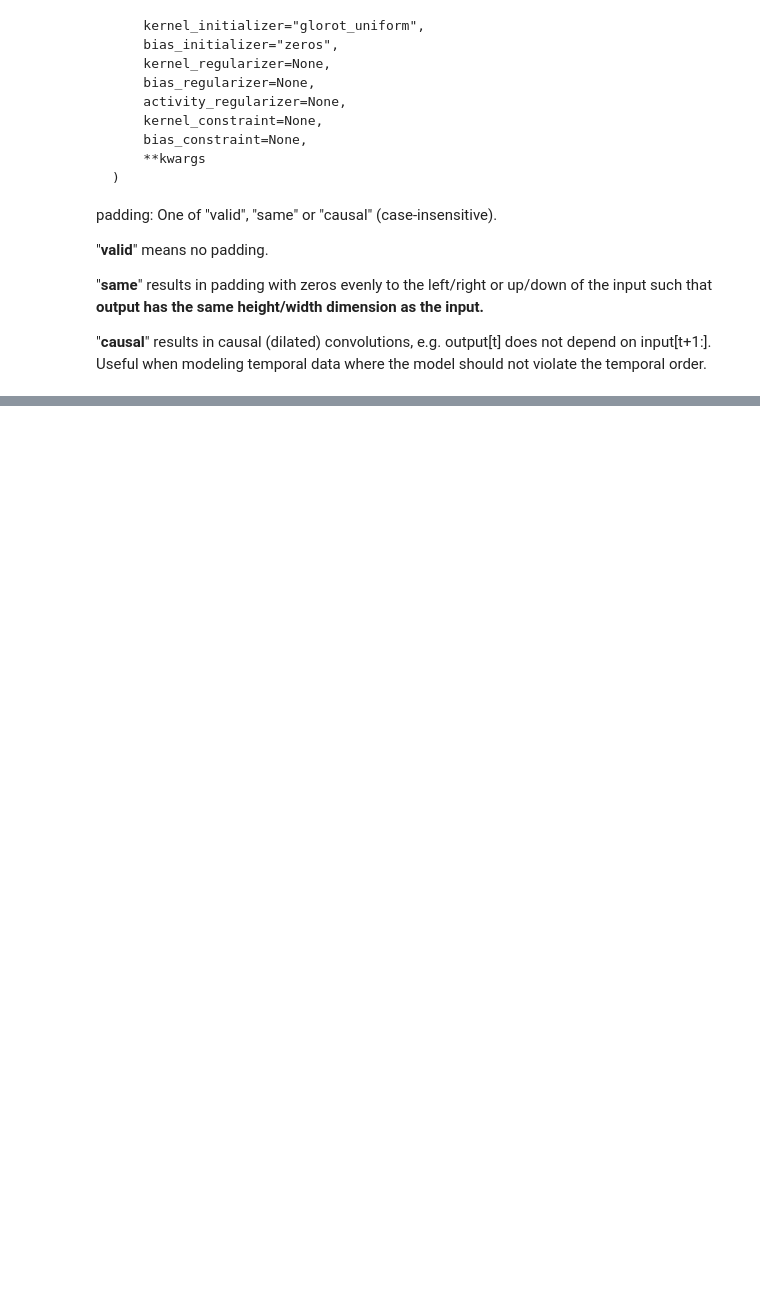
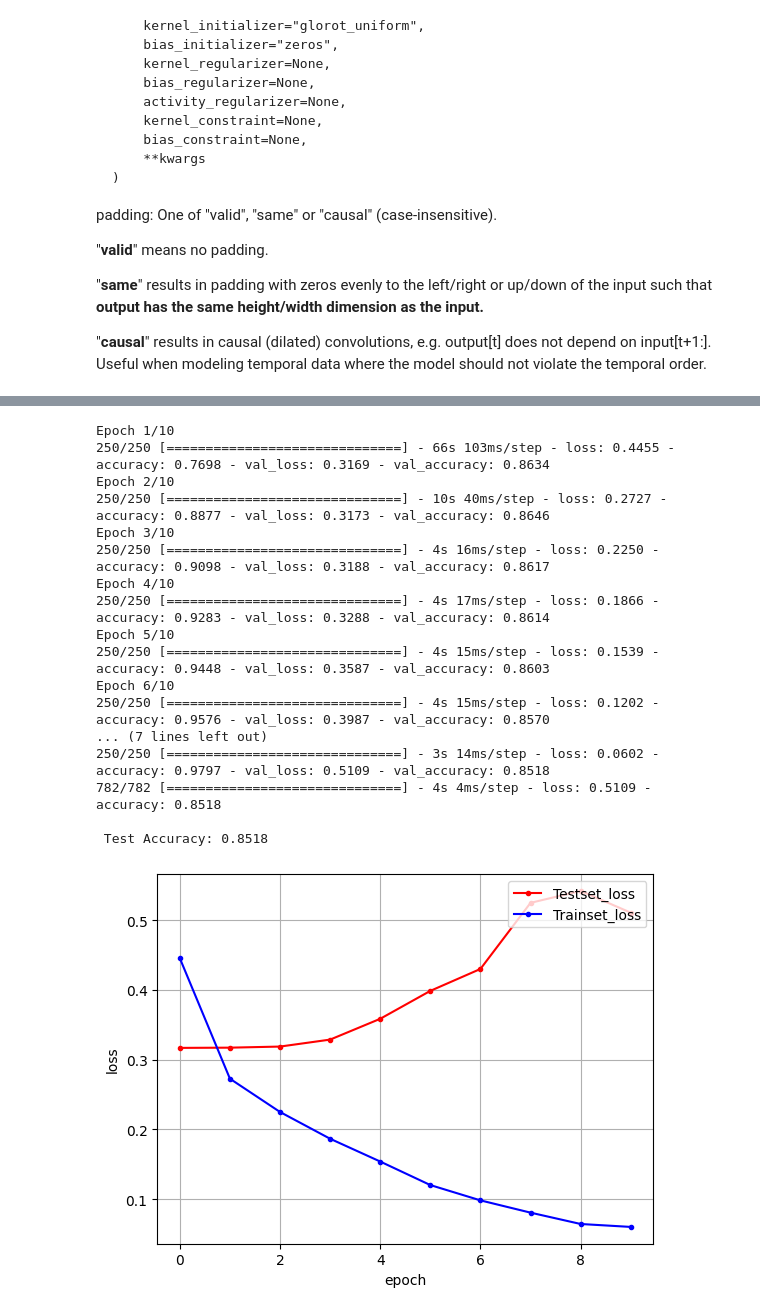
Before and after one commit to tirals88/DL_for_everyone, a Jupyter notebook: deeplearning/notebook/17장 RNN.ipynb, the cells around one changed output, grey strips where cells are left out. Saved outputs shown, nothing was run; the diff lists cells and outputs as text; code cells hidden in the pictures; blank space fills up the shorter version.

```diff
--- a/deeplearning/notebook/17장 RNN.ipynb
+++ b/deeplearning/notebook/17장 RNN.ipynb
@@ -392,0 +455,56 @@ Epoch 1/10
+# %%
+#Embdding 층 변경
+model = Sequential()
+model.add(Embedding(5000, 150))
+model.add(Dropout(0.5))
+model.add(Conv1D(64, 5, padding='valid', activation='relu',
+                 strides=1))
+model.add(MaxPooling1D(pool_size=4))
+model.add(LSTM(55))
+model.add(Dense(1))
+model.add(Activation('sigmoid'))
+
+X_train2 = sequence.pad_sequences(X_train, maxlen=150)
+X_test2 = sequence.pad_sequences(X_test, maxlen=150)
+
+model.compile(loss='binary_crossentropy',
+              optimizer='adam',
+              metrics=['accuracy'])
+
+history2 = model.fit(X_train2, Y_train, batch_size=100, epochs=10,
+                    validation_data=(X_test2, Y_test))
+print("\n Test Accuracy: %.4f" % (model.evaluate(X_test2, Y_test)[1]))
+
+y_vloss = history2.history['val_loss']
+y_loss = history2.history['loss']
+
+x_len = np.arange(len(y_loss))
+
+import matplotlib.pyplot as plt
+plt.plot(x_len, y_vloss, marker='.', c='red', label="Testset_loss")
+plt.plot(x_len, y_loss, marker='.', c='blue', label="Trainset_loss")
+
+plt.legend(loc='upper right')
+plt.grid()
+plt.xlabel('epoch')
+plt.ylabel('loss')
+plt.show()
+# %% [output]
+Epoch 1/10
+250/250 [==============================] - 66s 103ms/step - loss: 0.4455 - accuracy: 0.7698 - val_loss: 0.3169 - val_accuracy: 0.8634
+Epoch 2/10
+250/250 [==============================] - 10s 40ms/step - loss: 0.2727 - accuracy: 0.8877 - val_loss: 0.3173 - val_accuracy: 0.8646
+Epoch 3/10
+250/250 [==============================] - 4s 16ms/step - loss: 0.2250 - accuracy: 0.9098 - val_loss: 0.3188 - val_accuracy: 0.8617
+Epoch 4/10
+250/250 [==============================] - 4s 17ms/step - loss: 0.1866 - accuracy: 0.9283 - val_loss: 0.3288 - val_accuracy: 0.8614
+Epoch 5/10
+250/250 [==============================] - 4s 15ms/step - loss: 0.1539 - accuracy: 0.9448 - val_loss: 0.3587 - val_accuracy: 0.8603
+Epoch 6/10
+250/250 [==============================] - 4s 15ms/step - loss: 0.1202 - accuracy: 0.9576 - val_loss: 0.3987 - val_accuracy: 0.8570
+... (7 lines left out)
+250/250 [==============================] - 3s 14ms/step - loss: 0.0602 - accuracy: 0.9797 - val_loss: 0.5109 - val_accuracy: 0.8518
+782/782 [==============================] - 4s 4ms/step - loss: 0.5109 - accuracy: 0.8518
+
+ Test Accuracy: 0.8518
+[figure, added]
```
Also changed, not shown: parts of 6 cells of this notebook.
